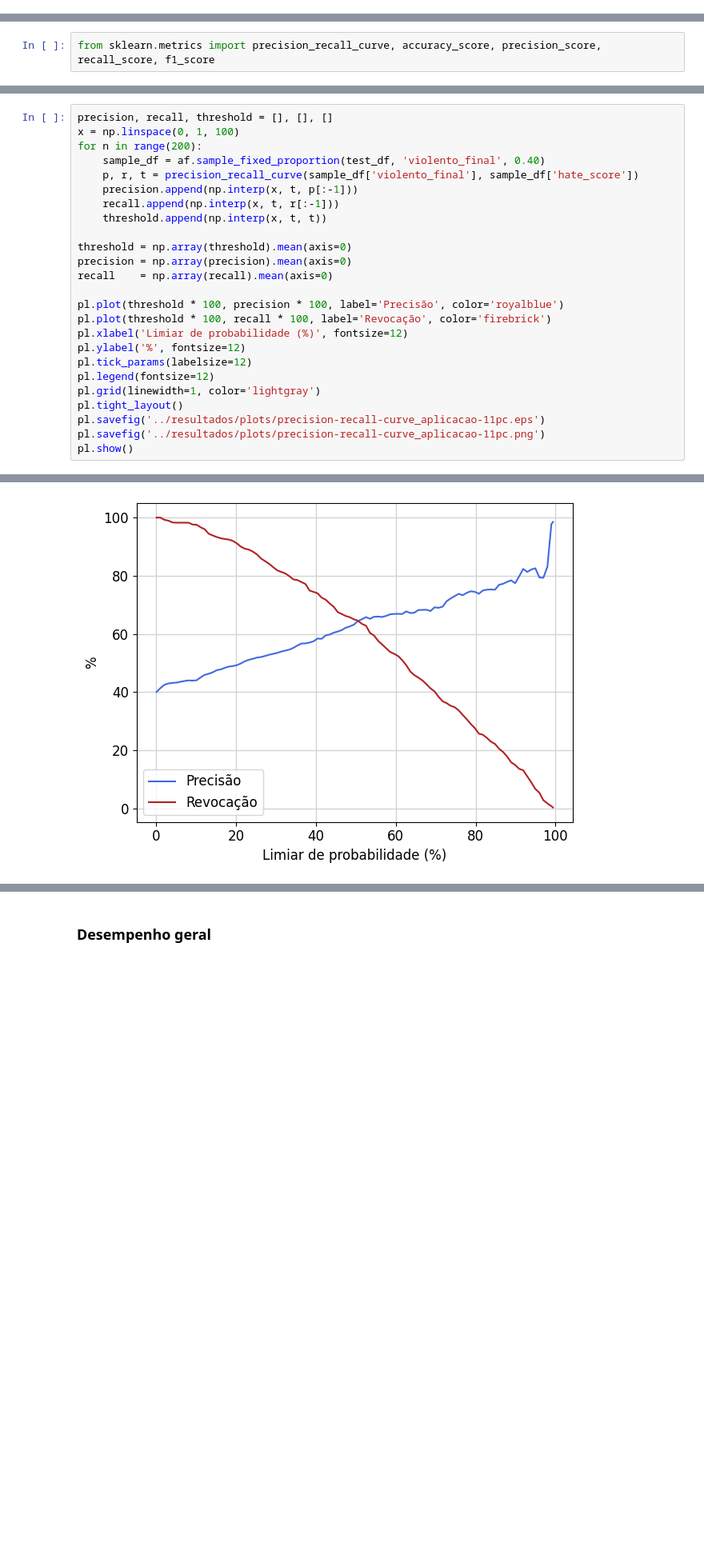
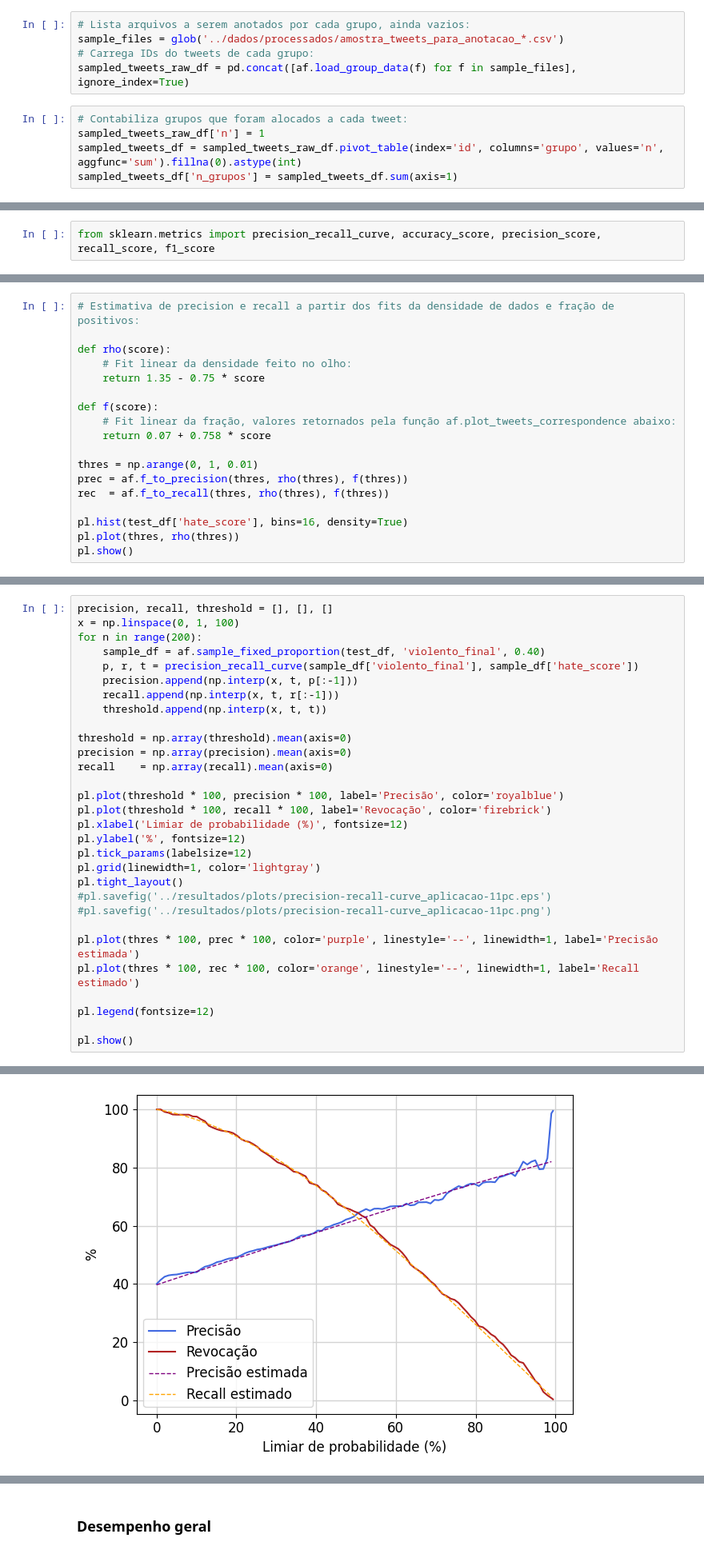
Before and after one commit to cewebbr/violentometro, a Jupyter notebook: analises/49_analise_estatistica_desempenho_e_vies_detector_violencia.ipynb, the cells around one changed output, grey strips where cells are left out. Shown at 80% size. Cells and saved outputs as stored; diff of their text form; blank space fills up the shorter version.

```diff
--- a/analises/49_analise_estatistica_desempenho_e_vies_detector_violencia.ipynb
+++ b/analises/49_analise_estatistica_desempenho_e_vies_detector_violencia.ipynb
@@ -36,0 +30,10 @@ sampled_tweets_df['n_grupos'] = sampled_tweets_df.sum(axis=1)
+# %%
+# Lista arquivos a serem anotados por cada grupo, ainda vazios:
+sample_files = glob('../dados/processados/amostra_tweets_para_anotacao_*.csv')
+# Carrega IDs do tweets de cada grupo:
+sampled_tweets_raw_df = pd.concat([af.load_group_data(f) for f in sample_files], ignore_index=True)
+# %%
+# Contabiliza grupos que foram alocados a cada tweet:
+sampled_tweets_raw_df['n'] = 1
+sampled_tweets_df = sampled_tweets_raw_df.pivot_table(index='id', columns='grupo', values='n', aggfunc='sum').fillna(0).astype(int)
+sampled_tweets_df['n_grupos'] = sampled_tweets_df.sum(axis=1)
@@ -383,0 +615,18 @@ ghr: 0.700
+# %%
+# Estimativa de precision e recall a partir dos fits da densidade de dados e fração de positivos:
+
+def rho(score):
+    # Fit linear da densidade feito no olho:
+    return 1.35 - 0.75 * score
+
+def f(score):
+    # Fit linear da fração, valores retornados pela função af.plot_tweets_correspondence abaixo:
+    return 0.07 + 0.758 * score
+
+thres = np.arange(0, 1, 0.01)
+prec = af.f_to_precision(thres, rho(thres), f(thres))
+rec  = af.f_to_recall(thres, rho(thres), f(thres))
+
+pl.hist(test_df['hate_score'], bins=16, density=True)
+pl.plot(thres, rho(thres))
+pl.show()
@@ -400,10 +651,15 @@ pl.plot(threshold * 100, recall * 100, label='Revocação', color='firebrick')
 pl.xlabel('Limiar de probabilidade (%)', fontsize=12)
 pl.ylabel('%', fontsize=12)
 pl.tick_params(labelsize=12)
-pl.legend(fontsize=12)
 pl.grid(linewidth=1, color='lightgray')
 pl.tight_layout()
-pl.savefig('../resultados/plots/precision-recall-curve_aplicacao-11pc.eps')
-pl.savefig('../resultados/plots/precision-recall-curve_aplicacao-11pc.png')
+#pl.savefig('../resultados/plots/precision-recall-curve_aplicacao-11pc.eps')
+#pl.savefig('../resultados/plots/precision-recall-curve_aplicacao-11pc.png')
+
+pl.plot(thres * 100, prec * 100, color='purple', linestyle='--', linewidth=1, label='Precisão estimada')
+pl.plot(thres * 100, rec * 100, color='orange', linestyle='--', linewidth=1, label='Recall estimado')
+
+pl.legend(fontsize=12)
+
 pl.show()
 # %% [output]
@@ -411 +666 @@ The PostScript backend does not support transparency; partially transparent arti
-[figure, old version]
+[figure, new version]
```
Also changed, not shown: parts of 69 cells of this notebook.
